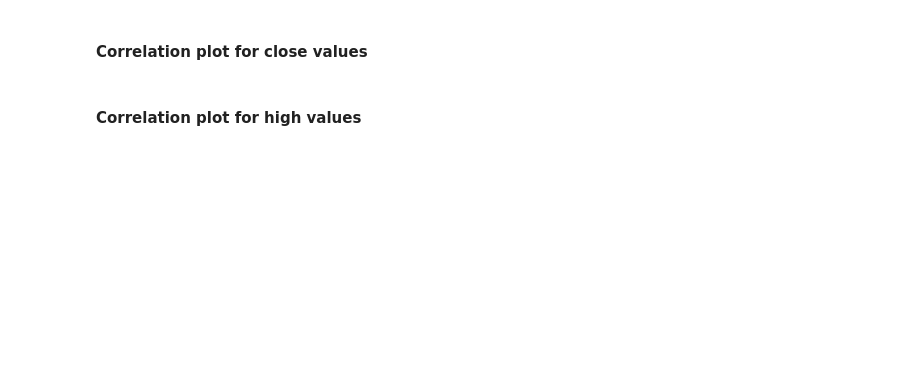
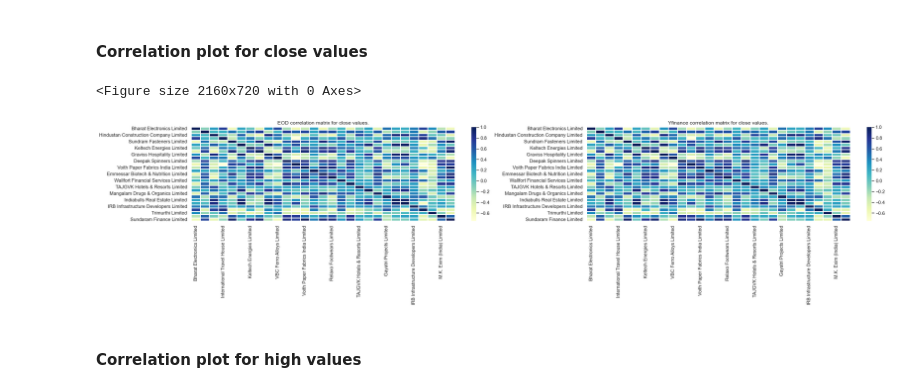
Before and after one commit to TechnocultureResearch/sentient, a Jupyter notebook: data_source_ api.ipynb, the cells around one changed output. Drawn from its saved outputs; the diff is of its cells as text; code cells hidden in the pictures; blank space fills up the shorter version.

```diff
--- a/data_source_ api.ipynb
+++ b/data_source_ api.ipynb
@@ -267,10 +339,14 @@ sns.heatmap(corrmat, ax = ax[1], cmap ="YlGnBu", linewidths = 0.1).set(title='Yf
 # %%
 corrmat = eod_list[1].corr()
 corrmat2 = yfinance_list[1].corr()
 plt.figure(figsize=(30,10))
 f, ax = plt.subplots(1, 2)
 sns.heatmap(corrmat, ax = ax[0], cmap ="YlGnBu", linewidths = 0.1).set(title='EOD correlation matrix for close values.')
 sns.heatmap(corrmat, ax = ax[1], cmap ="YlGnBu", linewidths = 0.1).set(title='Yfinance correlation matrix for close values.')
+plt.subplots_adjust(right=4.0)
+# %% [output]
+<Figure size 2160x720 with 0 Axes>
+[figure, added]
 # %% [markdown]
 #### Correlation plot for high values
 # %%
```
Also changed, not shown: parts of 27 cells of this notebook.
